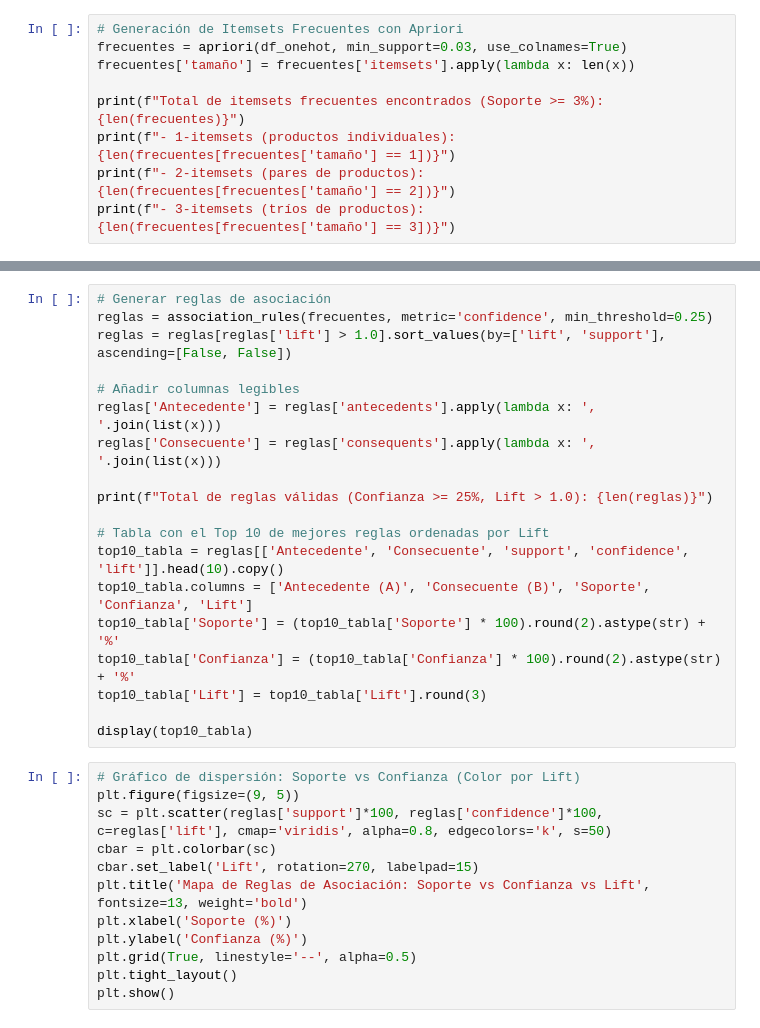
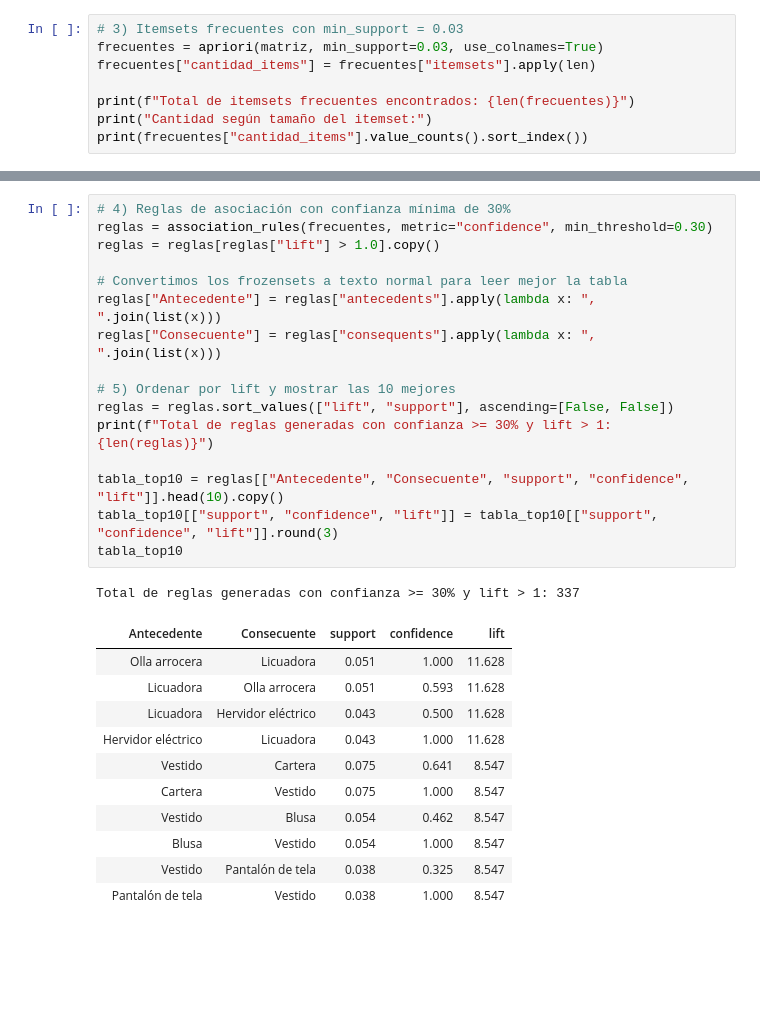
Before and after one commit to jussepe06/tarea-sem-12-AGi-grupo-2, a Jupyter notebook: ripley_apriori.ipynb, the cells around one changed output, grey strips where cells are left out. Cells and saved outputs as stored; diff of their text form; blank space fills up the shorter version.

Commit message:
Desarrollo final de las actividades con Apriori

```diff
--- a/ripley_apriori.ipynb
+++ b/ripley_apriori.ipynb
@@ -140,9 +86,8 @@ plt.show()
 # %%
-# Generación de Itemsets Frecuentes con Apriori
-frecuentes = apriori(df_onehot, min_support=0.03, use_colnames=True)
-frecuentes['tamaño'] = frecuentes['itemsets'].apply(lambda x: len(x))
+# 3) Itemsets frecuentes con min_support = 0.03
+frecuentes = apriori(matriz, min_support=0.03, use_colnames=True)
+frecuentes["cantidad_items"] = frecuentes["itemsets"].apply(len)
 
-print(f"Total de itemsets frecuentes encontrados (Soporte >= 3%): {len(frecuentes)}")
-print(f"- 1-itemsets (productos individuales): {len(frecuentes[frecuentes['tamaño'] == 1])}")
-print(f"- 2-itemsets (pares de productos):     {len(frecuentes[frecuentes['tamaño'] == 2])}")
-print(f"- 3-itemsets (tríos de productos):     {len(frecuentes[frecuentes['tamaño'] == 3])}")
+print(f"Total de itemsets frecuentes encontrados: {len(frecuentes)}")
+print("Cantidad según tamaño del itemset:")
+print(frecuentes["cantidad_items"].value_counts().sort_index())
@@ -156,31 +106,29 @@ Configuramos:
 # %%
-# Generar reglas de asociación
-reglas = association_rules(frecuentes, metric='confidence', min_threshold=0.25)
-reglas = reglas[reglas['lift'] > 1.0].sort_values(by=['lift', 'support'], ascending=[False, False])
+# 4) Reglas de asociación con confianza mínima de 30%
+reglas = association_rules(frecuentes, metric="confidence", min_threshold=0.30)
+reglas = reglas[reglas["lift"] > 1.0].copy()
 
-# Añadir columnas legibles
-reglas['Antecedente'] = reglas['antecedents'].apply(lambda x: ', '.join(list(x)))
-reglas['Consecuente'] = reglas['consequents'].apply(lambda x: ', '.join(list(x)))
+# Convertimos los frozensets a texto normal para leer mejor la tabla
+reglas["Antecedente"] = reglas["antecedents"].apply(lambda x: ", ".join(list(x)))
+reglas["Consecuente"] = reglas["consequents"].apply(lambda x: ", ".join(list(x)))
 
-print(f"Total de reglas válidas (Confianza >= 25%, Lift > 1.0): {len(reglas)}")
+# 5) Ordenar por lift y mostrar las 10 mejores
+reglas = reglas.sort_values(["lift", "support"], ascending=[False, False])
+print(f"Total de reglas generadas con confianza >= 30% y lift > 1: {len(reglas)}")
 
-# Tabla con el Top 10 de mejores reglas ordenadas por Lift
-top10_tabla = reglas[['Antecedente', 'Consecuente', 'support', 'confidence', 'lift']].head(10).copy()
-top10_tabla.columns = ['Antecedente (A)', 'Consecuente (B)', 'Soporte', 'Confianza', 'Lift']
-top10_tabla['Soporte'] = (top10_tabla['Soporte'] * 100).round(2).astype(str) + '%'
-top10_tabla['Confianza'] = (top10_tabla['Confianza'] * 100).round(2).astype(str) + '%'
-top10_tabla['Lift'] = top10_tabla['Lift'].round(3)
-
-display(top10_tabla)
+tabla_top10 = reglas[["Antecedente", "Consecuente", "support", "confidence", "lift"]].head(10).copy()
+tabla_top10[["support", "confidence", "lift"]] = tabla_top10[["support", "confidence", "lift"]].round(3)
+tabla_top10
+# %% [output]
+Total de reglas generadas con confianza >= 30% y lift > 1: 337
+| Antecedente | Consecuente | support | confidence | lift |
+| Olla arrocera | Licuadora | 0.051 | 1.000 | 11.628 |
+| Licuadora | Olla arrocera | 0.051 | 0.593 | 11.628 |
+| Licuadora | Hervidor eléctrico | 0.043 | 0.500 | 11.628 |
+| Hervidor eléctrico | Licuadora | 0.043 | 1.000 | 11.628 |
+| Vestido | Cartera | 0.075 | 0.641 | 8.547 |
+| Cartera | Vestido | 0.075 | 1.000 | 8.547 |
+| Vestido | Blusa | 0.054 | 0.462 | 8.547 |
+| Blusa | Vestido | 0.054 | 1.000 | 8.547 |
+| Vestido | Pantalón de tela | 0.038 | 0.325 | 8.547 |
+| Pantalón de tela | Vestido | 0.038 | 1.000 | 8.547 |
-# %%
-# Gráfico de dispersión: Soporte vs Confianza (Color por Lift)
-plt.figure(figsize=(9, 5))
-sc = plt.scatter(reglas['support']*100, reglas['confidence']*100, c=reglas['lift'], cmap='viridis', alpha=0.8, edgecolors='k', s=50)
-cbar = plt.colorbar(sc)
-cbar.set_label('Lift', rotation=270, labelpad=15)
-plt.title('Mapa de Reglas de Asociación: Soporte vs Confianza vs Lift', fontsize=13, weight='bold')
-plt.xlabel('Soporte (%)')
-plt.ylabel('Confianza (%)')
-plt.grid(True, linestyle='--', alpha=0.5)
-plt.tight_layout()
-plt.show()
```
Also changed, not shown: parts of 27 cells of this notebook, 8 other files.
